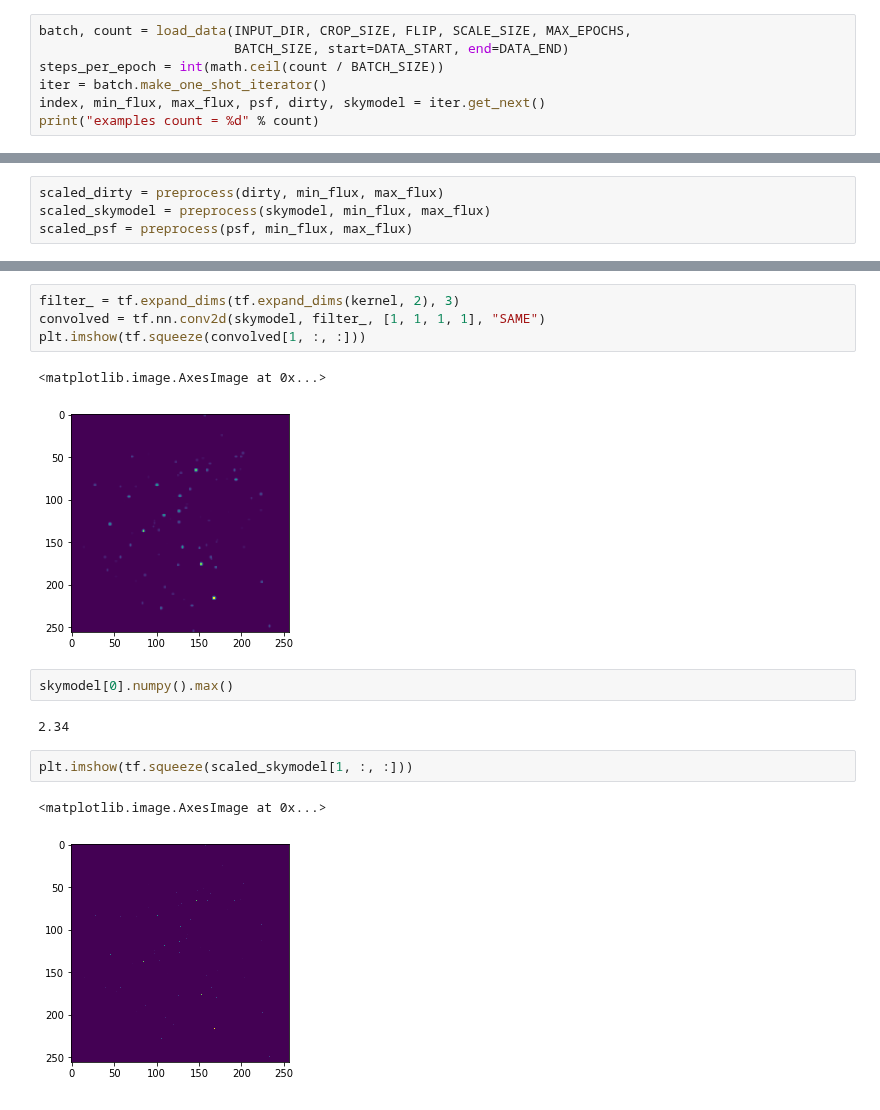
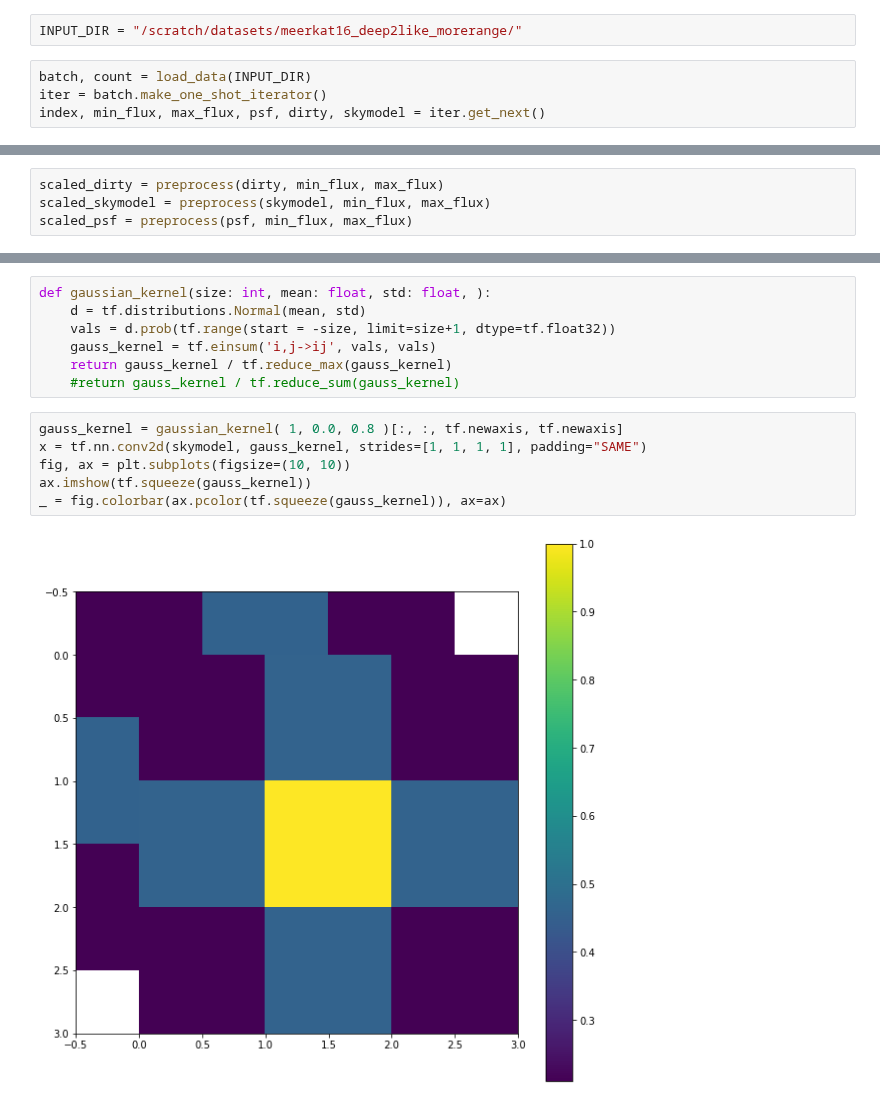
Before and after one commit to gijzelaerr/vacuum-cleaner, a Jupyter notebook: notebooks/tensor 2dgauss conv.ipynb, the cells around one changed output, grey strips where cells are left out. Drawn from its saved outputs; the diff is of its cells as text.

```diff
--- a/notebooks/tensor 2dgauss conv.ipynb
+++ b/notebooks/tensor 2dgauss conv.ipynb
@@ -35,7 +16,6 @@ DATA_END = 1899
+# %%
+INPUT_DIR = "/scratch/datasets/meerkat16_deep2like_morerange/"
 # %%
-batch, count = load_data(INPUT_DIR, CROP_SIZE, FLIP, SCALE_SIZE, MAX_EPOCHS,
-                         BATCH_SIZE, start=DATA_START, end=DATA_END)
-steps_per_epoch = int(math.ceil(count / BATCH_SIZE))
+batch, count = load_data(INPUT_DIR)
 iter = batch.make_one_shot_iterator()
 index, min_flux, max_flux, psf, dirty, skymodel = iter.get_next()
-print("examples count = %d" % count)
@@ -63,16 +26,15 @@ plt.imshow(kernel)
-# %%
-filter_ = tf.expand_dims(tf.expand_dims(kernel, 2), 3)
-convolved = tf.nn.conv2d(skymodel, filter_, [1, 1, 1, 1], "SAME")
-plt.imshow(tf.squeeze(convolved[1, :, :]))
-# %% [output]
-<matplotlib.image.AxesImage at 0x...>
-[figure, removed]
-# %%
-skymodel[0].numpy().max()
-# %% [output]
-2.34
-# %%
-plt.imshow(tf.squeeze(scaled_skymodel[1, :, :]))
-# %% [output]
-<matplotlib.image.AxesImage at 0x...>
-[figure, removed]
+# %%
+def gaussian_kernel(size: int, mean: float, std: float, ):
+    d = tf.distributions.Normal(mean, std)
+    vals = d.prob(tf.range(start = -size, limit=size+1, dtype=tf.float32))
+    gauss_kernel = tf.einsum('i,j->ij', vals, vals)
+    return gauss_kernel / tf.reduce_max(gauss_kernel)
+    #return gauss_kernel / tf.reduce_sum(gauss_kernel)
+# %%
+gauss_kernel = gaussian_kernel( 1, 0.0, 0.8 )[:, :, tf.newaxis, tf.newaxis]
+x = tf.nn.conv2d(skymodel, gauss_kernel, strides=[1, 1, 1, 1], padding="SAME")
+fig, ax = plt.subplots(figsize=(10, 10))
+ax.imshow(tf.squeeze(gauss_kernel))
+_ = fig.colorbar(ax.pcolor(tf.squeeze(gauss_kernel)), ax=ax)
+# %% [output]
+[figure, added]
```
Also changed, not shown: parts of 11 cells of this notebook, 3 other files.
